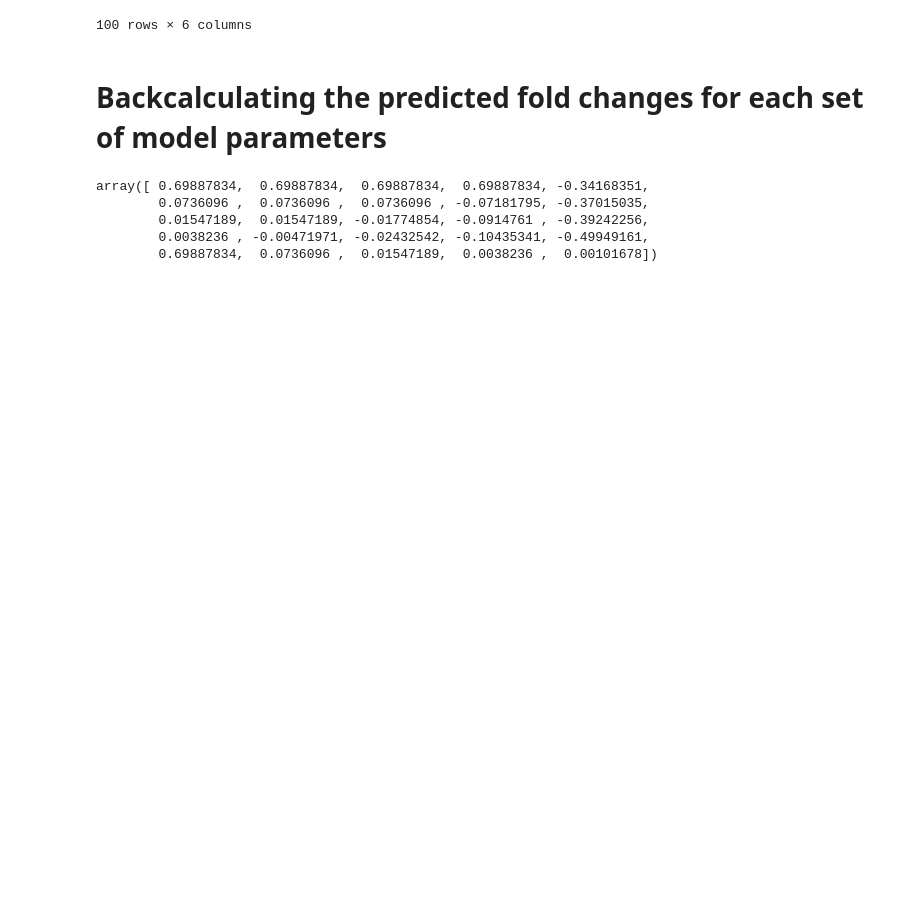
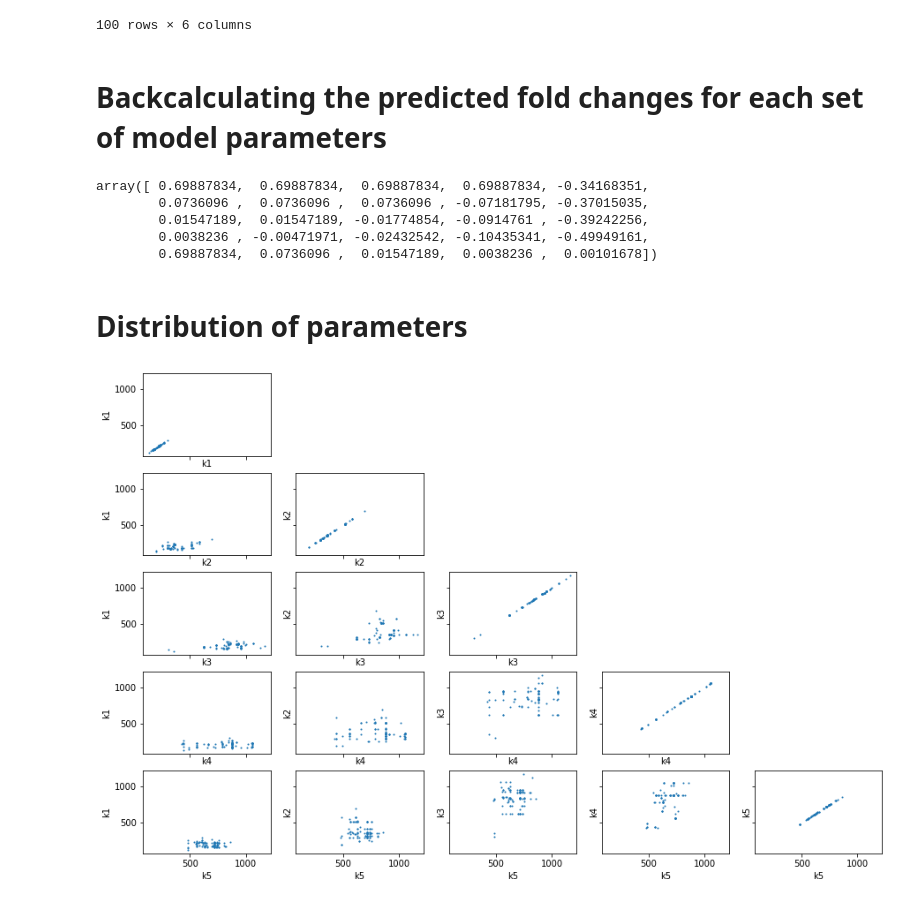
Before and after one commit to janisshin/fitPerturbData, a Jupyter notebook: genAlgo/processGenAlgoData.ipynb, the cells around one changed output. Cells and saved outputs as stored; diff of their text form; code cells hidden in the pictures; blank space fills up the shorter version.

```diff
--- a/genAlgo/processGenAlgoData.ipynb
+++ b/genAlgo/processGenAlgoData.ipynb
@@ -85,3 +85,19 @@ array([ 0.69887834,  0.69887834,  0.69887834,  0.69887834, -0.34168351,
         0.01547189,  0.01547189, -0.01774854, -0.0914761 , -0.39242256,
         0.0038236 , -0.00471971, -0.02432542, -0.10435341, -0.49949161,
         0.69887834,  0.0736096 ,  0.01547189,  0.0038236 ,  0.00101678])
+# %% [markdown]
+# Distribution of parameters
+# %%
+fig, axs = plt.subplots(5,5, sharex=True, sharey=True, figsize=(15, 10))
+
+kList = ['k1','k2','k3','k4','k5']
+
+for i,ii in enumerate(kList):
+  for j in range(i+1):
+    axs[i,j].scatter(df[ii], df[kList[j]], s=1)
+    axs[i,j].set(xlabel=ii, ylabel=kList[j])
+
+  for k in range(i+1, len(kList)):
+    fig.delaxes(axs[i,k])
+# %% [output]
+[figure, added]
```
Also changed, not shown: parts of 2 cells of this notebook, 2 other files.
